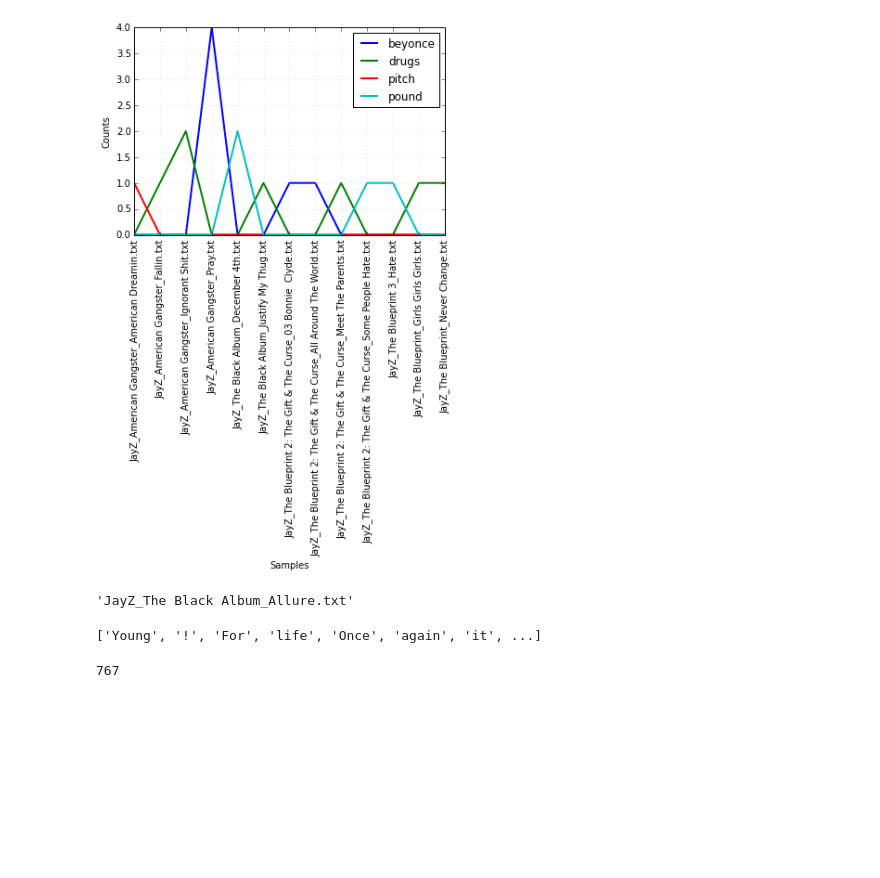
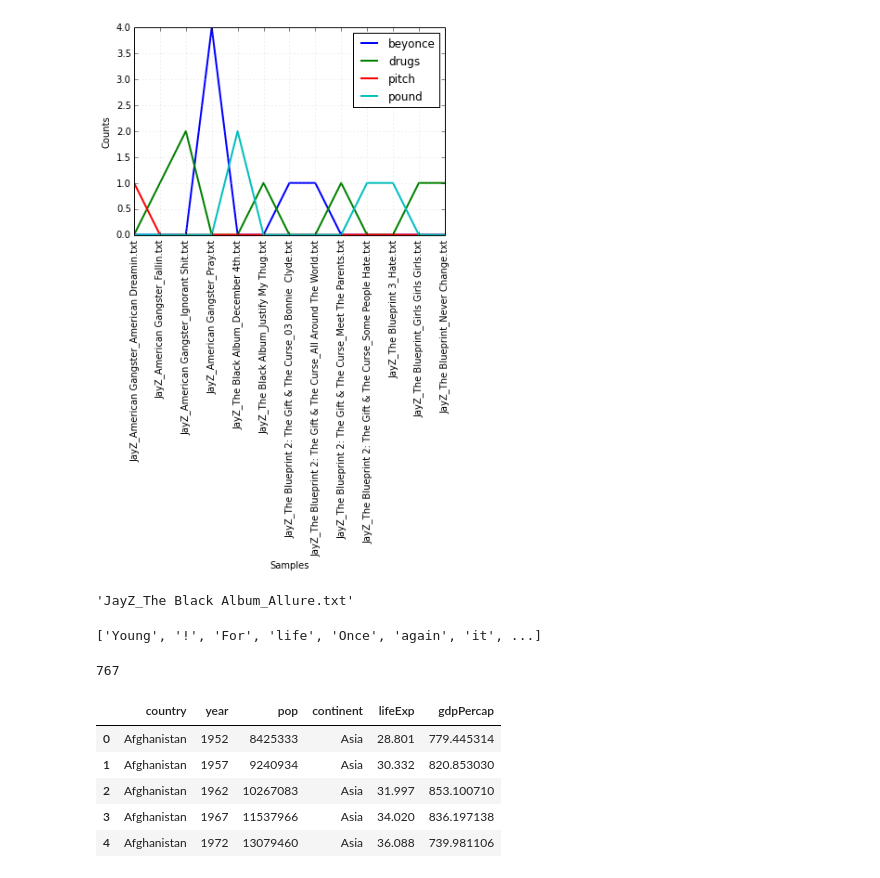
Before and after one commit to omoju/Hiphopathy, a Jupyter notebook: Chapter 2 - HipHopDataScience.ipynb, the cells around one changed output. Drawn from its saved outputs; the diff is of its cells as text; code cells hidden in the pictures; blank space fills up the shorter version.

```diff
--- a/Chapter 2 - HipHopDataScience.ipynb
+++ b/Chapter 2 - HipHopDataScience.ipynb
@@ -563,0 +629,15 @@ len(Ame)
+# %%
+# (*) Pandas for data manipulation
+import pandas as pd
+
+# Read csv file and define dataframe object (df for dataframe)
+df = pd.read_csv('gapminderDataFiveYear.txt',sep='\t')
+
+df.head()  # show dataframe header to stdout
+# %% [output]
+|  | country | year | pop | continent | lifeExp | gdpPercap |
+| 0 | Afghanistan | 1952 | 8425333 | Asia | 28.801 | 779.445314 |
+| 1 | Afghanistan | 1957 | 9240934 | Asia | 30.332 | 820.853030 |
+| 2 | Afghanistan | 1962 | 10267083 | Asia | 31.997 | 853.100710 |
+| 3 | Afghanistan | 1967 | 11537966 | Asia | 34.020 | 836.197138 |
+| 4 | Afghanistan | 1972 | 13079460 | Asia | 36.088 | 739.981106 |
```
Also changed, not shown: parts of 14 cells of this notebook, 2 other files.
